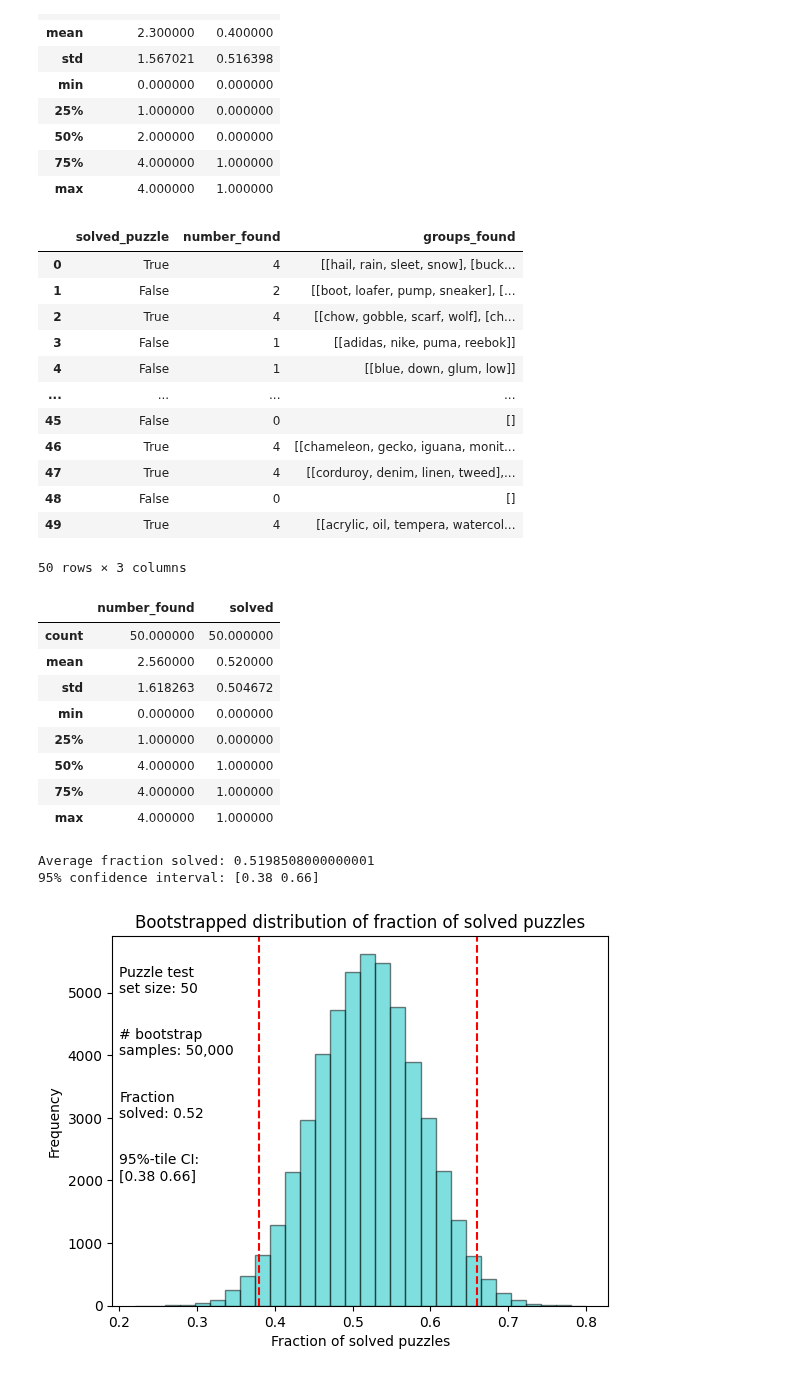
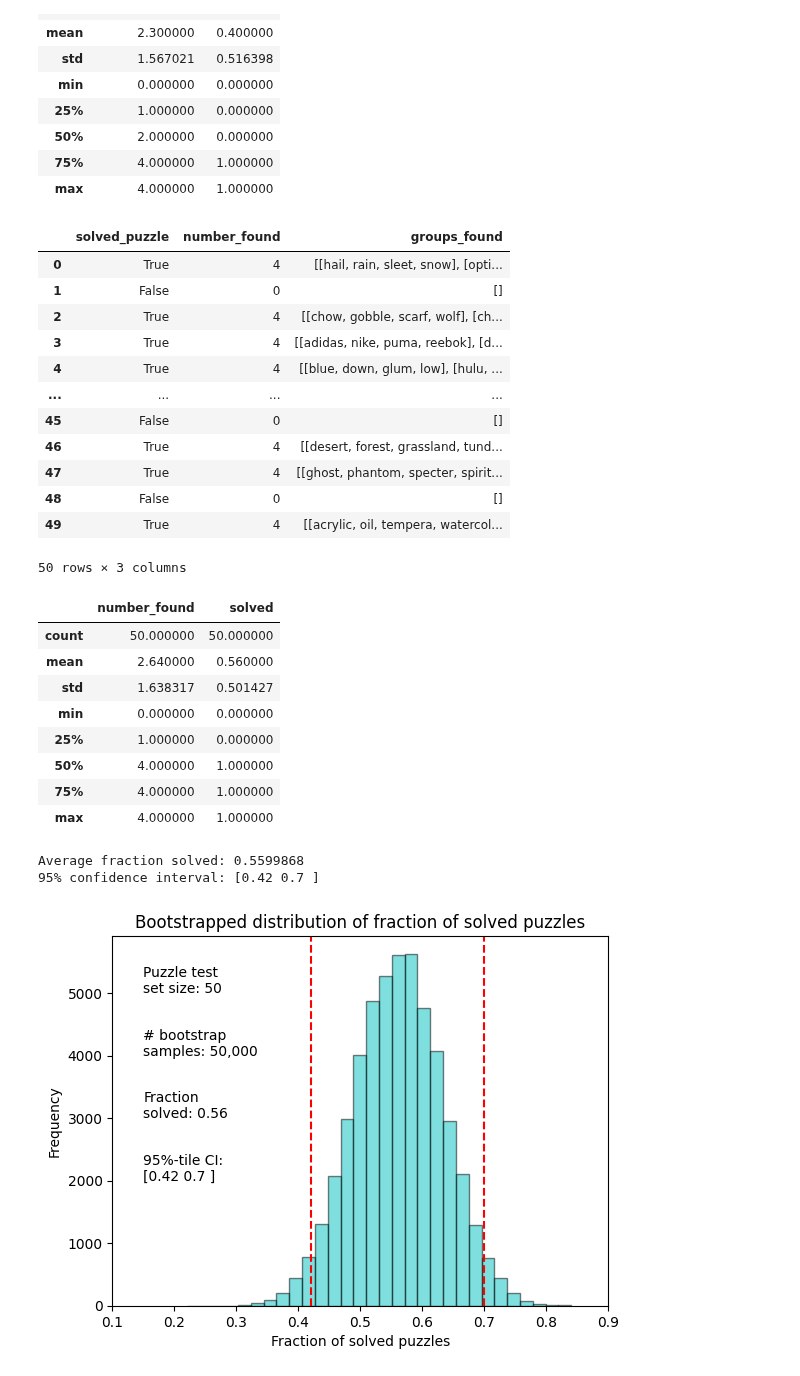
Before and after one commit to jimthompson5802/connection_solver, a Jupyter notebook: src/agent_testbed/automated_test_results_analysis.ipynb, the cells around one changed output. Cells and saved outputs as stored; diff of their text form; code cells hidden in the pictures.

```diff
--- a/src/agent_testbed/automated_test_results_analysis.ipynb
+++ b/src/agent_testbed/automated_test_results_analysis.ipynb
@@ -44,19 +44,19 @@ df.describe()
 
 # set pandas option to print only 10 rows
 pd.set_option('display.max_rows', 10)
-df = pd.read_pickle('../../results/automated_test_2_results.pkl')
+df = pd.read_pickle('../../results/automated_test_2b_results.pkl')
 df
 # %% [output]
 |  | solved_puzzle | number_found | groups_found |
-| 0 | True | 4 | [[hail, rain, sleet, snow], [buck... |
-| 1 | False | 2 | [[boot, loafer, pump, sneaker], [... |
+| 0 | True | 4 | [[hail, rain, sleet, snow], [opti... |
+| 1 | False | 0 | [] |
 | 2 | True | 4 | [[chow, gobble, scarf, wolf], [ch... |
-| 3 | False | 1 | [[adidas, nike, puma, reebok]] |
-| 4 | False | 1 | [[blue, down, glum, low]] |
+| 3 | True | 4 | [[adidas, nike, puma, reebok], [d... |
+| 4 | True | 4 | [[blue, down, glum, low], [hulu, ... |
 | ... | ... | ... | ... |
 | 45 | False | 0 | [] |
-| 46 | True | 4 | [[chameleon, gecko, iguana, monit... |
-| 47 | True | 4 | [[corduroy, denim, linen, tweed],... |
+| 46 | True | 4 | [[desert, forest, grassland, tund... |
+| 47 | True | 4 | [[ghost, phantom, specter, spirit... |
 | 48 | False | 0 | [] |
 | 49 | True | 4 | [[acrylic, oil, tempera, watercol... |
 50 rows × 3 columns
@@ -67,8 +67,8 @@ df.describe()
 # %% [output]
 |  | number_found | solved |
 | count | 50.000000 | 50.000000 |
-| mean | 2.560000 | 0.520000 |
-| std | 1.618263 | 0.504672 |
+| mean | 2.640000 | 0.560000 |
+| std | 1.638317 | 0.501427 |
 | min | 0.000000 | 0.000000 |
 | 25% | 1.000000 | 0.000000 |
 | 50% | 4.000000 | 1.000000 |
@@ -102,29 +102,30 @@ confidence_interval = np.percentile(bootstrap_means, [2.5, 97.5])
 print(f"Average fraction solved: {average_fraction_solved}")
 print(f"95% confidence interval: {confidence_interval}")
 # %% [output]
-Average fraction solved: 0.5198508000000001
-95% confidence interval: [0.38 0.66]
+Average fraction solved: 0.5599868
+95% confidence interval: [0.42 0.7 ]
 # %%
 
 pd.Series(bootstrap_means).hist(bins=30, color='c', alpha=0.5, edgecolor='black', grid=False)
 # title to slide
 plt.title('Bootstrapped distribution of fraction of solved puzzles')
 
 # add annotation to plot on 95%-confidence interval
 plt.axvline(confidence_interval[0], color='r', linestyle='--')
 plt.axvline(confidence_interval[1], color='r', linestyle='--')
 # add text annotation for the confidence interval
-plt.text(0.2, 5000, f'Puzzle test\nset size: {df.shape[0]}', fontsize=10)
-plt.text(0.2, 4000, f'# bootstrap\nsamples: {n_bootstraps:,d}', fontsize=10)
-plt.text(0.2, 3000, f'Fraction\nsolved: {df.solved.mean():0.2f}', fontsize=10)
-plt.text(0.2, 2000, f'95%-tile CI:\n{confidence_interval}', fontsize=10)
+plt.text(0.15, 5000, f'Puzzle test\nset size: {df.shape[0]}', fontsize=10)
+plt.text(0.15, 4000, f'# bootstrap\nsamples: {n_bootstraps:,d}', fontsize=10)
+plt.text(0.15, 3000, f'Fraction\nsolved: {df.solved.mean():0.2f}', fontsize=10)
+plt.text(0.15, 2000, f'95%-tile CI:\n{confidence_interval}', fontsize=10)
 plt.xlabel('Fraction of solved puzzles')
 plt.ylabel('Frequency')
+plt.xlim(0.1,0.9)
 # save image to file
 plt.savefig('../../images/bootstrap_distribution.png', dpi=300, bbox_inches='tight')
 plt.show()
 # %% [output]
-[figure, old version]
+[figure, new version]
 # %%
 pd.Series(bootstrap_means).describe(percentiles=[0.025,0.25,0.5,0.75, 0.975])
 # %% [output]
```
Also changed, not shown: parts of 1 cell of this notebook, 3 other files.
